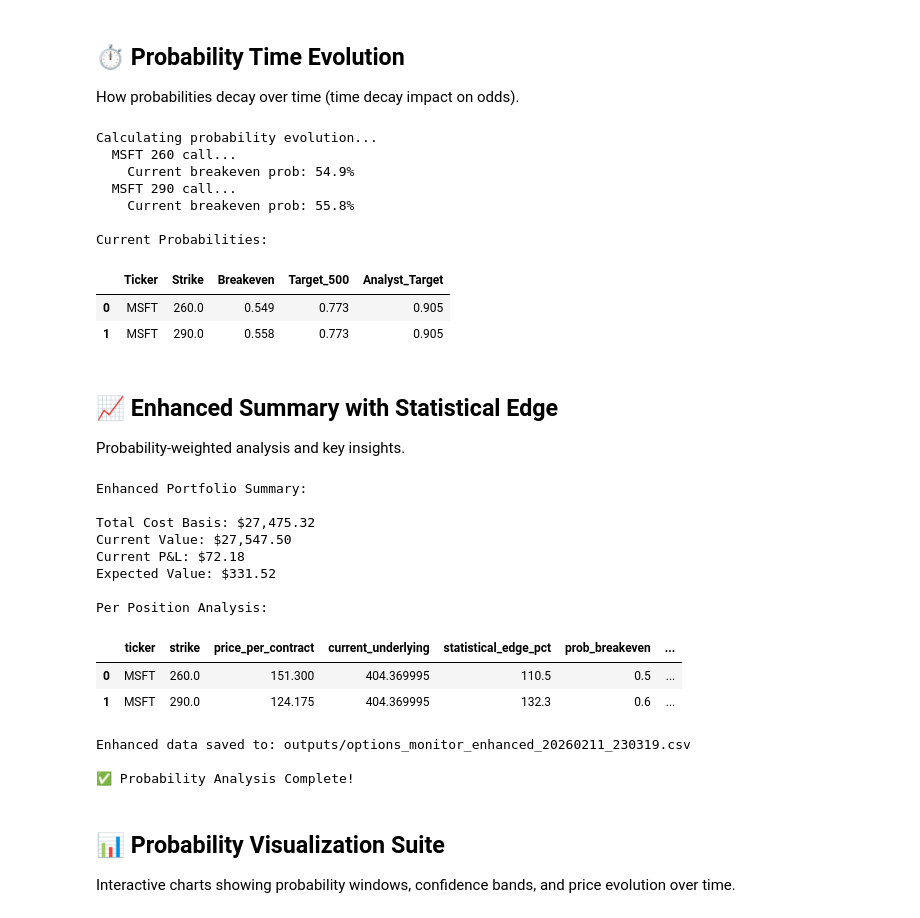
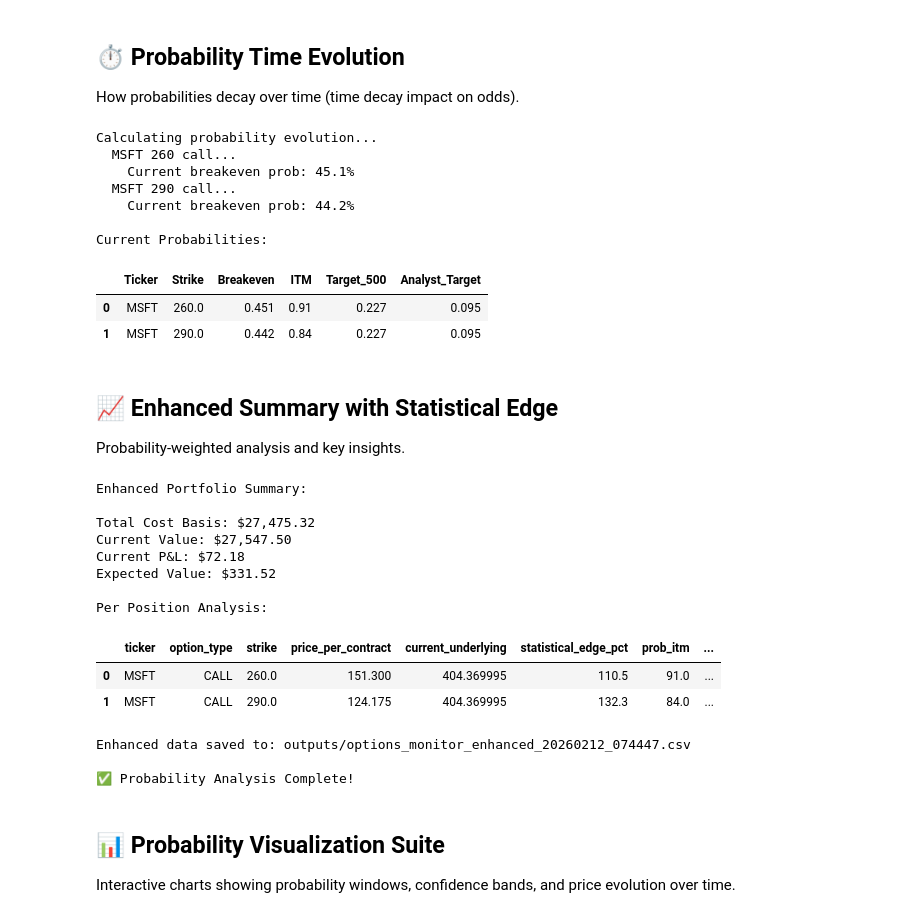
Before and after one commit to mxttwoods/options-screener, a Jupyter notebook: options_monitor_v1_prob.ipynb, the cells around one changed output. Saved outputs shown, nothing was run; the diff lists cells and outputs as text; code cells hidden in the pictures.

```diff
--- a/options_monitor_v1_prob.ipynb
+++ b/options_monitor_v1_prob.ipynb
@@ -41,10 +42,21 @@ COLORS = {
 **Adjust these values to customize your monitoring:**
 # %%
 # Cell 2: Configuration
-CSV_FILES = [
-    "Individual-Positions-2026-02-11-223113.csv",
-    "Roth Contributory IRA-Positions-2026-02-11-223123.csv",
-]
+def discover_latest_position_exports(pattern="*-Positions-*.csv"):
+    """Find latest CSV export per account prefix."""
+    files = sorted(Path(".").glob(pattern))
+    latest_by_account = {}
+
+    for file_path in files:
+        account_key = file_path.name.split("-Positions-")[0]
+        prior = latest_by_account.get(account_key)
+        if prior is None or file_path.stat().st_mtime > prior.stat().st_mtime:
+            latest_by_account[account_key] = file_path
+
+    return [str(p) for p in sorted(latest_by_account.values())]
+
+
+CSV_FILES = discover_latest_position_exports()
 
 # Risk-free rate (approximate 10-year treasury)
 RISK_FREE_RATE = 0.045
@@ -56,8 +68,13 @@ ATR_PERIOD = 14  # days for Average True Range
 # Profit target percentages
 PROFIT_TARGETS = [0.25, 0.50, 1.00, 2.00]  # 25%, 50%, 100%, 200%
 
-print(f"📊 Options Monitor Initialized")
-print(f"📁 Processing {len(CSV_FILES)} position files")
+print("📊 Options Monitor Initialized")
+print(f"📁 Processing {len(CSV_FILES)} position file(s)")
+if CSV_FILES:
+    for csv_file in CSV_FILES:
+        print(f"   • {csv_file}")
+else:
+    print("   ⚠ No '*-Positions-*.csv' files found in working directory")
 print(f"📅 Last Updated: {datetime.now().strftime('%Y-%m-%d %H:%M:%S')}")
 # %% [output]
 📊 Options Monitor Initialized
@@ -813,11 +907,13 @@ def calc_time_evolution(row, tech):
     S = row["current_underlying"]
     r = RISK_FREE_RATE
     vol = tech.get("volatility", 0.3)
+    position_direction = "above" if row["option_type"] == "CALL" else "below"
 
     targets = [
-        (row["breakeven_price"], "breakeven"),
-        (500.0, "target_500"),
-        (tech.get("analyst_target", 0), "analyst_target")
+        (row["breakeven_price"], "breakeven", position_direction),
+        (row["strike"], "itm", position_direction),
+        (500.0, "target_500", "above"),
+        (tech.get("analyst_target", 0), "analyst_target", "above")
         if tech.get("analyst_target", 0) > 0
         else None,
     ]
@@ -833,10 +929,8 @@ def calc_time_evolution(row, tech):
         T = days / 365.0
         data = {"dte": days}
 
-        for level, name in targets:
-            # Use risk neutral probability function
-            d2 = (np.log(S / level) + (r - 0.5 * (vol**2)) * T) / (vol * np.sqrt(T))
-            prob = norm.cdf(-d2)
+        for level, name, direction in targets:
+            prob = risk_neutral_probability(S, level, T, r, vol, direction=direction)
             data[f"prob_{name}"] = prob
 
         results.append(data)
@@ -852,7 +946,7 @@ for _, row in positions.iterrows():
     if not tech:
         continue
 
-    print(f"  {row['ticker']} {row['strike']:.0f} call...")
+    print(f"  {row['ticker']} {row['strike']:.0f} {row['option_type'].lower()}...")
     evo_df = calc_time_evolution(row, tech)
 
     if not evo_df.empty:
@@ -873,6 +967,7 @@ for key, df in evo_results.items():
             "Ticker": ticker,
             "Strike": strike,
             "Breakeven": current_row.get("prob_breakeven"),
+            "ITM": current_row.get("prob_itm"),
             "Target_500": current_row.get("prob_target_500"),
             "Analyst_Target": current_row.get("prob_analyst_target"),
         }
@@ -883,14 +978,14 @@ display(current_df.round(3))
 # %% [output]
 Calculating probability evolution...
   MSFT 260 call...
-    Current breakeven prob: 54.9%
+    Current breakeven prob: 45.1%
   MSFT 290 call...
-    Current breakeven prob: 55.8%
+    Current breakeven prob: 44.2%
 
 Current Probabilities:
-|  | Ticker | Strike | Breakeven | Target_500 | Analyst_Target |
-| 0 | MSFT | 260.0 | 0.549 | 0.773 | 0.905 |
-| 1 | MSFT | 290.0 | 0.558 | 0.773 | 0.905 |
+|  | Ticker | Strike | Breakeven | ITM | Target_500 | Analyst_Target |
+| 0 | MSFT | 260.0 | 0.451 | 0.91 | 0.227 | 0.095 |
+| 1 | MSFT | 290.0 | 0.442 | 0.84 | 0.227 | 0.095 |
 # %% [markdown]
 ## 📈 Enhanced Summary with Statistical Edge
 
@@ -912,39 +1007,42 @@ print(f"Expected Value: ${total_ev:,.2f}")
 print()
 
 print("Per Position Analysis:")
 cols = [
     "ticker",
+    "option_type",
     "strike",
     "price_per_contract",
     "current_underlying",
     "statistical_edge_pct",
+    "prob_itm",
     "prob_breakeven",
     "prob_analyst_target",
 ]
 a = positions[cols].copy()
 a["statistical_edge_pct"] = a["statistical_edge_pct"].round(1)
-a["prob_breakeven"] = a["prob_breakeven"].round(1)
-a["prob_analyst_target"] = a["prob_analyst_target"].round(1)
+for col in ["prob_itm", "prob_breakeven", "prob_analyst_target"]:
+    a[col] = (a[col] * 100).round(1)
 display(a)
 
 # Save enhanced data
+os.makedirs("outputs", exist_ok=True)
 output_file = f"outputs/options_monitor_enhanced_{pd.Timestamp.now().strftime('%Y%m%d_%H%M%S')}.csv"
 positions.to_csv(output_file, index=False)
 print(f"\nEnhanced data saved to: {output_file}")
 print("\n✅ Probability Analysis Complete!")
 # %% [output]
 Enhanced Portfolio Summary:
 
 Total Cost Basis: $27,475.32
 Current Value: $27,547.50
 Current P&L: $72.18
 Expected Value: $331.52
 
 Per Position Analysis:
-|  | ticker | strike | price_per_contract | current_underlying | statistical_edge_pct | prob_breakeven | ... |
-| 0 | MSFT | 260.0 | 151.300 | 404.369995 | 110.5 | 0.5 | ... |
-| 1 | MSFT | 290.0 | 124.175 | 404.369995 | 132.3 | 0.6 | ... |
+|  | ticker | option_type | strike | price_per_contract | current_underlying | statistical_edge_pct | prob_itm | ... |
+| 0 | MSFT | CALL | 260.0 | 151.300 | 404.369995 | 110.5 | 91.0 | ... |
+| 1 | MSFT | CALL | 290.0 | 124.175 | 404.369995 | 132.3 | 84.0 | ... |
-Enhanced data saved to: outputs/options_monitor_enhanced_20260211_230319.csv
+Enhanced data saved to: outputs/options_monitor_enhanced_20260212_074447.csv
 
 ✅ Probability Analysis Complete!
 # %% [markdown]
```
Also changed, not shown: parts of 12 cells of this notebook, 1 other file.
